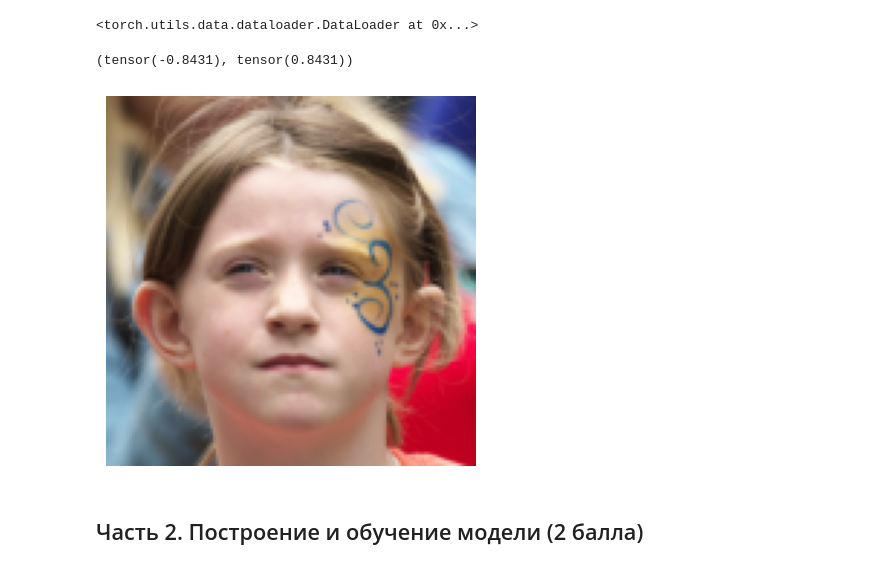
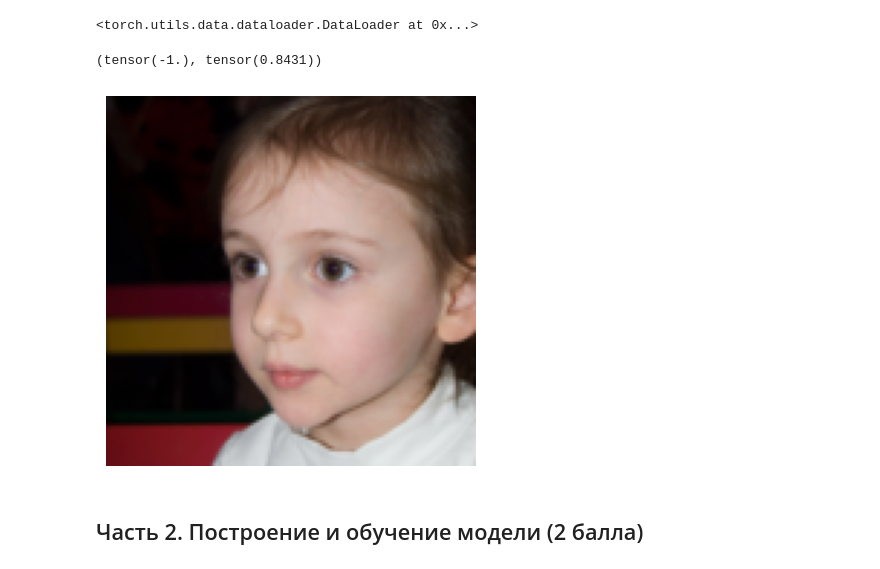
Before and after one commit to saitaro/dl-course, a Jupyter notebook: lesson_20_gans/[hw]gan.ipynb, the cells around one changed output. Cells and saved outputs as stored; diff of their text form; code cells hidden in the pictures.

```diff
--- a/lesson_20_gans/[hw]gan.ipynb
+++ b/lesson_20_gans/[hw]gan.ipynb
@@ -72,7 +72,8 @@ def get_dataloader(image_size, batch_size):
     return dataloader
 # %%
 IMAGE_SIZE = 128
-BATCH_SIZE = 64
+# BATCH_SIZE = 64
+BATCH_SIZE = 128
 # TODO: build dataloader and transfer it to device
 dataloader = get_dataloader(image_size=IMAGE_SIZE, batch_size=BATCH_SIZE)
 dataloader
@@ -82,14 +83,15 @@ dataloader
 batch = next(iter(dataloader))[0]
 batch[0].min(), batch[0].max()
 # %% [output]
-(tensor(-0.8431), tensor(0.8431))
+(tensor(-1.), tensor(0.8431))
 # %%
+img = batch[0].permute(1, 2, 0)
 norm = matplotlib.colors.CenteredNorm(halfrange=1)
-plt.imshow(norm(img.permute(1, 2, 0)), norm=norm)
+plt.imshow(norm(img))
 plt.axis("off")
 plt.show()
 # %% [output]
-[figure, old version]
+[figure, new version]
 # %% [markdown]
 ## Часть 2. Построение и обучение модели (2 балла)
 # %% [markdown]
```
Also changed, not shown: parts of 7 cells of this notebook.
